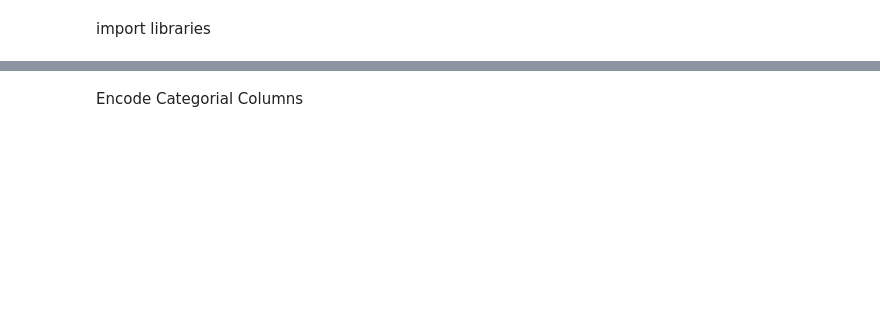
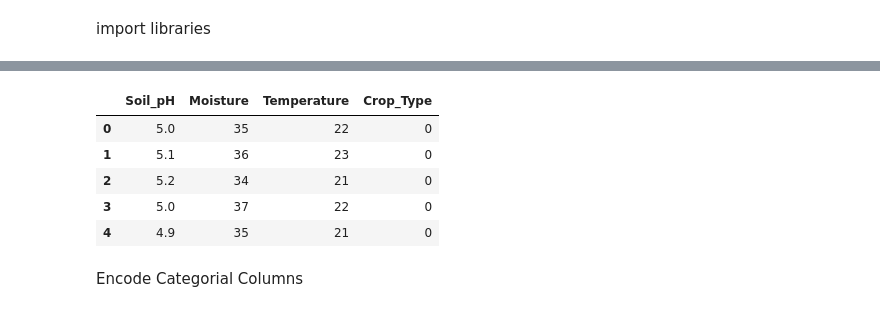
Before and after one commit to Fathimajesi74/crop_residue_optimizer, a Jupyter notebook: CropResidue_Optimizer.ipynb, the cells around one changed output, grey strips where cells are left out. Cells and saved outputs as stored; diff of their text form; code cells hidden in the pictures; blank space fills up the shorter version.

```diff
--- a/CropResidue_Optimizer.ipynb
+++ b/CropResidue_Optimizer.ipynb
@@ -39,3 +14,70 @@ dtype: int64
+# %%
+
+data_csv = """Soil_pH,Moisture,Temperature,Crop_Type
+5.0,35,22,0
+5.1,36,23,0
+5.2,34,21,0
+5.0,37,22,0
+4.9,35,21,0
+5.3,36,23,0
+5.1,34,22,0
+5.2,35,21,0
+5.0,36,23,0
+5.1,34,22,0
+6.0,25,28,1
+6.1,24,27,1
+6.2,26,29,1
+6.0,23,28,1
+6.3,25,30,1
+6.1,24,29,1
+6.2,26,28,1
+6.0,25,27,1
+6.1,24,28,1
+6.2,26,29,1
+6.5,40,32,2
+6.6,42,33,2
+6.7,41,34,2
+6.5,43,32,2
+6.6,40,33,2
+6.7,42,34,2
+6.5,41,32,2
+6.6,43,33,2
+6.7,40,34,2
+6.5,42,32,2
+5.1,35,22,0
+5.2,36,23,0
+5.0,34,22,0
+5.3,35,23,0
+5.1,36,22,0
+5.2,34,23,0
+6.0,25,28,1
+6.1,24,29,1
+6.2,26,28,1
+6.0,25,27,1
+6.3,24,28,1
+6.1,26,29,1
+6.5,40,32,2
+6.6,41,33,2
+6.7,42,34,2
+6.5,40,33,2
+6.6,41,32,2
+6.7,42,34,2
+6.5,40,33,2
+6.6,41,32,2
+6.7,42,34,2
+6.5,40,33,2
+6.6,41,32,2
+6.7,42,34,2
+"""
+data = pd.read_csv(StringIO(data_csv))
+data.head()
+# %% [output]
+|  | Soil_pH | Moisture | Temperature | Crop_Type |
+| 0 | 5.0 | 35 | 22 | 0 |
+| 1 | 5.1 | 36 | 23 | 0 |
+| 2 | 5.2 | 34 | 21 | 0 |
+| 3 | 5.0 | 37 | 22 | 0 |
+| 4 | 4.9 | 35 | 21 | 0 |
 # %% [markdown]
 Encode Categorial Columns
 # %%
```
Also changed, not shown: parts of 9 cells of this notebook, 1 other file.
